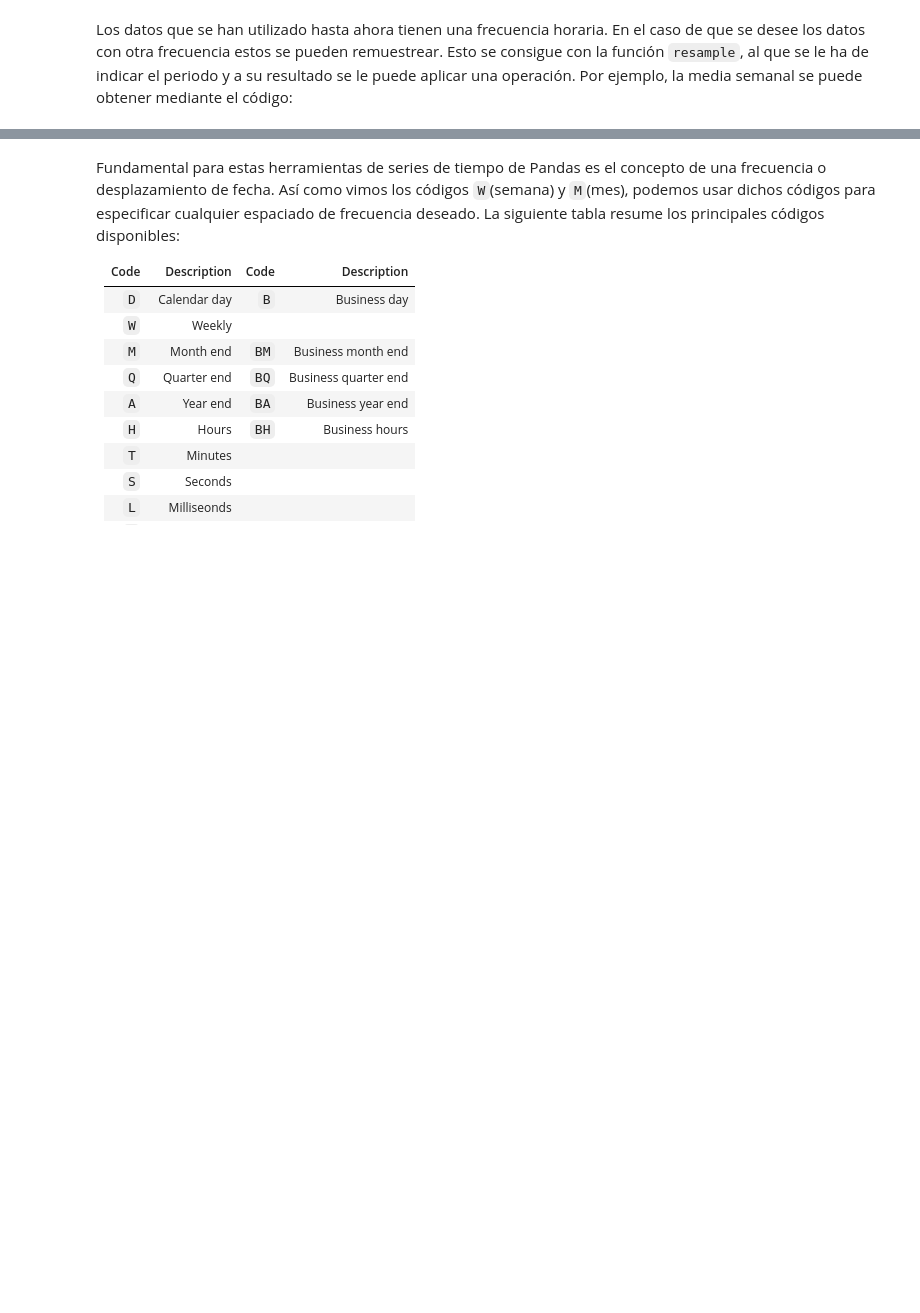
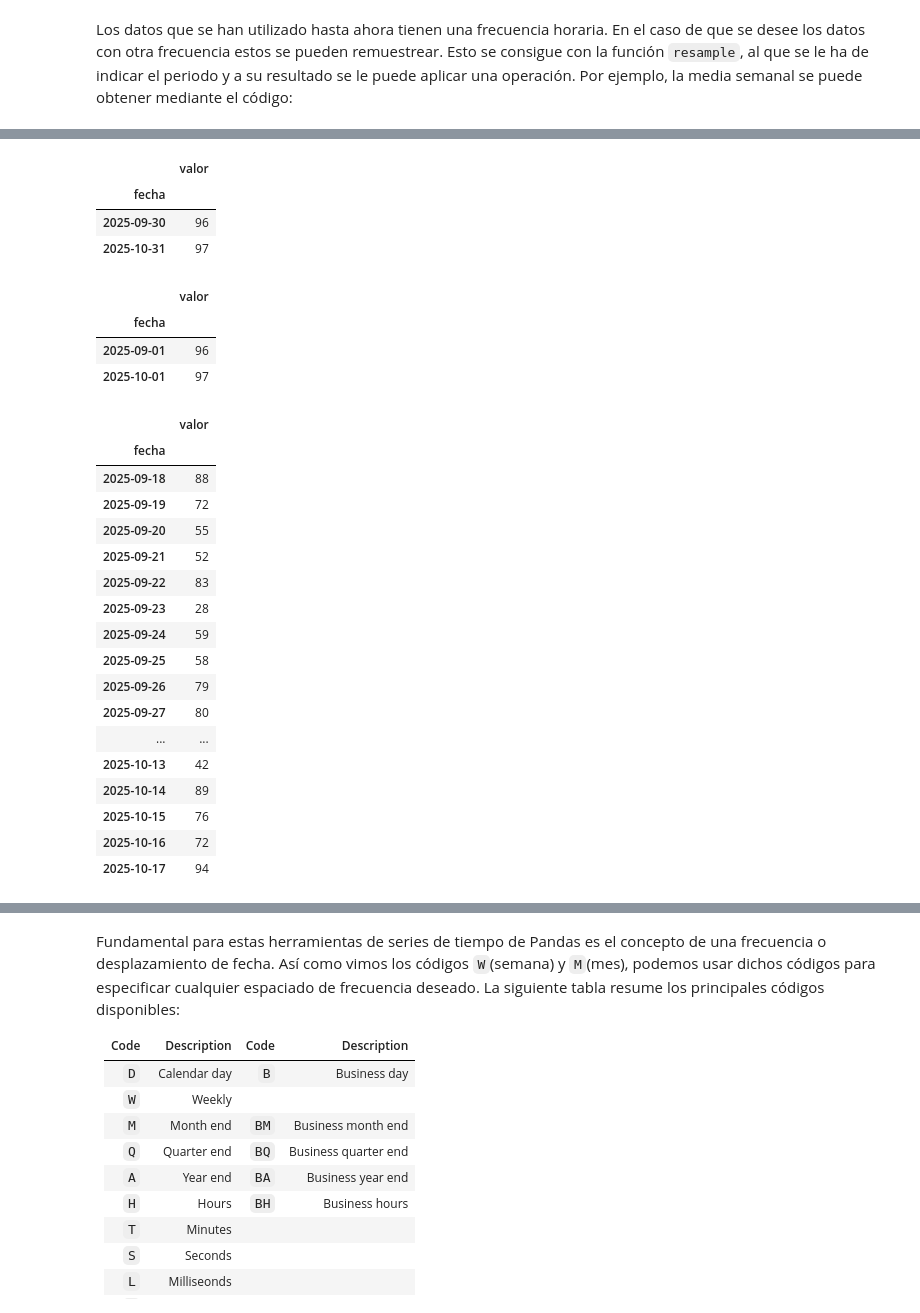
Before and after one commit to chava131011/Data-Science-Coursework, a Jupyter notebook: Classes Resources/CD_09_Tiempo/CD_09_SeriesTemporales.ipynb, the cells around one changed output, grey strips where cells are left out. Cells and saved outputs as stored; diff of their text form; code cells hidden in the pictures; blank space fills up the shorter version.

```diff
--- a/Classes Resources/CD_09_Tiempo/CD_09_SeriesTemporales.ipynb
+++ b/Classes Resources/CD_09_Tiempo/CD_09_SeriesTemporales.ipynb
@@ -214,6 +398,40 @@ Los datos que se han utilizado hasta ahora tienen una frecuencia horaria. En el
+# %%
+#Mensual
+df_temp.resample(rule='ME').max()
+# %% [output]
+|  | valor |
+| fecha |  |
+| 2025-09-30 | 96 |
+| 2025-10-31 | 97 |
 # %%
 #Mensual (muestra desde el inicio de mes)
+df_temp.resample('MS').max()
+# %% [output]
+|  | valor |
+| fecha |  |
+| 2025-09-01 | 96 |
+| 2025-10-01 | 97 |
 # %%
 #Por día el valor maximo
+df_temp.resample('D').max()
+# %% [output]
+|  | valor |
+| fecha |  |
+| 2025-09-18 | 88 |
+| 2025-09-19 | 72 |
+| 2025-09-20 | 55 |
+| 2025-09-21 | 52 |
+| 2025-09-22 | 83 |
+| 2025-09-23 | 28 |
+| 2025-09-24 | 59 |
+| 2025-09-25 | 58 |
+| 2025-09-26 | 79 |
+| 2025-09-27 | 80 |
+| ... | ... |
+| 2025-10-13 | 42 |
+| 2025-10-14 | 89 |
+| 2025-10-15 | 76 |
+| 2025-10-16 | 72 |
+| 2025-10-17 | 94 |
 # %%
 #Cada 3 días  el valor maximo
```
Also changed, not shown: parts of 40 cells of this notebook.
